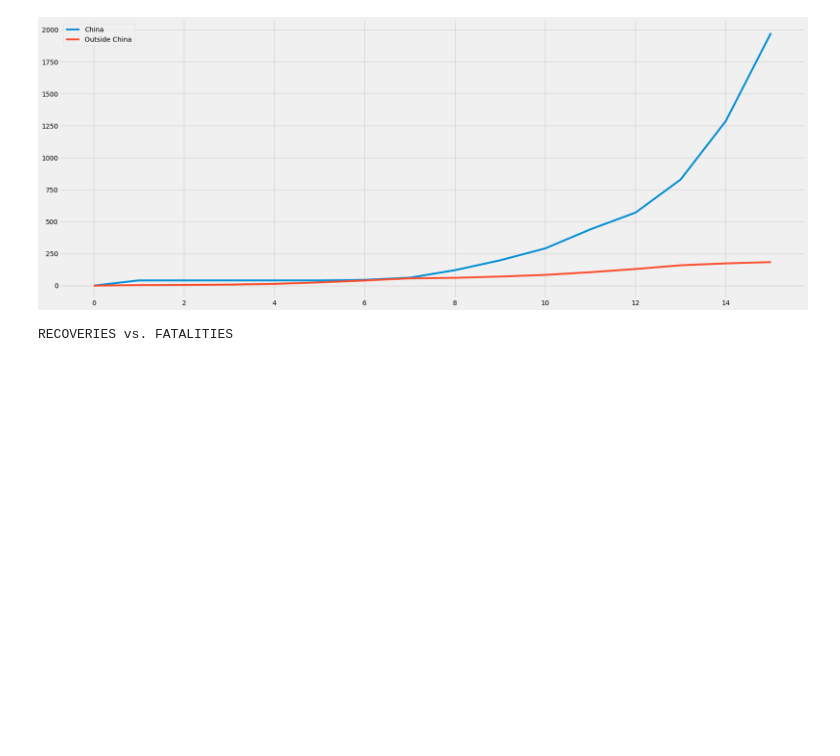
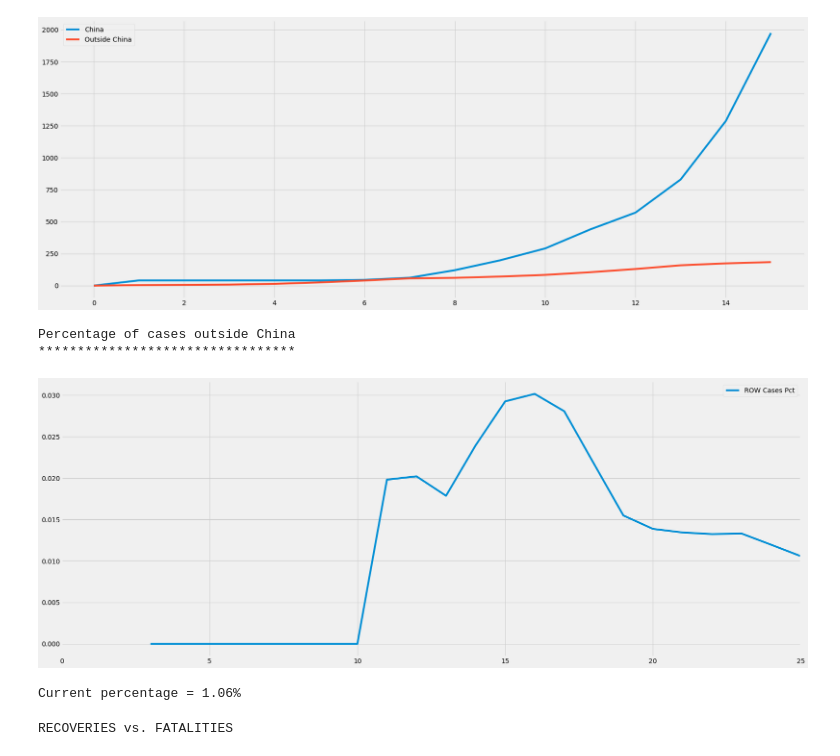
Before and after one commit to smtexas99/ncov19, a Jupyter notebook: ncov2019.ipynb, the cells around one changed output. Saved outputs shown, nothing was run; the diff lists cells and outputs as text; code cells hidden in the pictures; blank space fills up the shorter version.

```diff
--- a/ncov2019.ipynb
+++ b/ncov2019.ipynb
@@ -84,6 +84,24 @@ plt.show()
 # %% [output]
 CONFIRMED CASES - Comparison
 [figure]
+# %%
+print('Percentage of cases outside China')
+print('*********************************')
+df['Total Cases'] = df['Cases Confirmed']+df['Cases Confirm Outside China']
+df['China Cases Pct'] = df['Cases Confirmed']/df['Total Cases']
+df['ROW Cases Pct'] = df['Cases Confirm Outside China']/df['Total Cases']
+df['ROW Cases Pct'].plot()
+plt.legend()
+plt.show()
+# %% [output]
+Percentage of cases outside China
+*********************************
+[figure, added]
+# %%
+row_ratio = df['ROW Cases Pct'].tail(1).values[0]
+print('Current percentage = {:0.2%}'.format(row_ratio))
+# %% [output]
+Current percentage = 1.06%
 # %%
 df_d = df['Deaths']
 df_r = df['Recovered']
```
Also changed, not shown: parts of 1 cell of this notebook.
